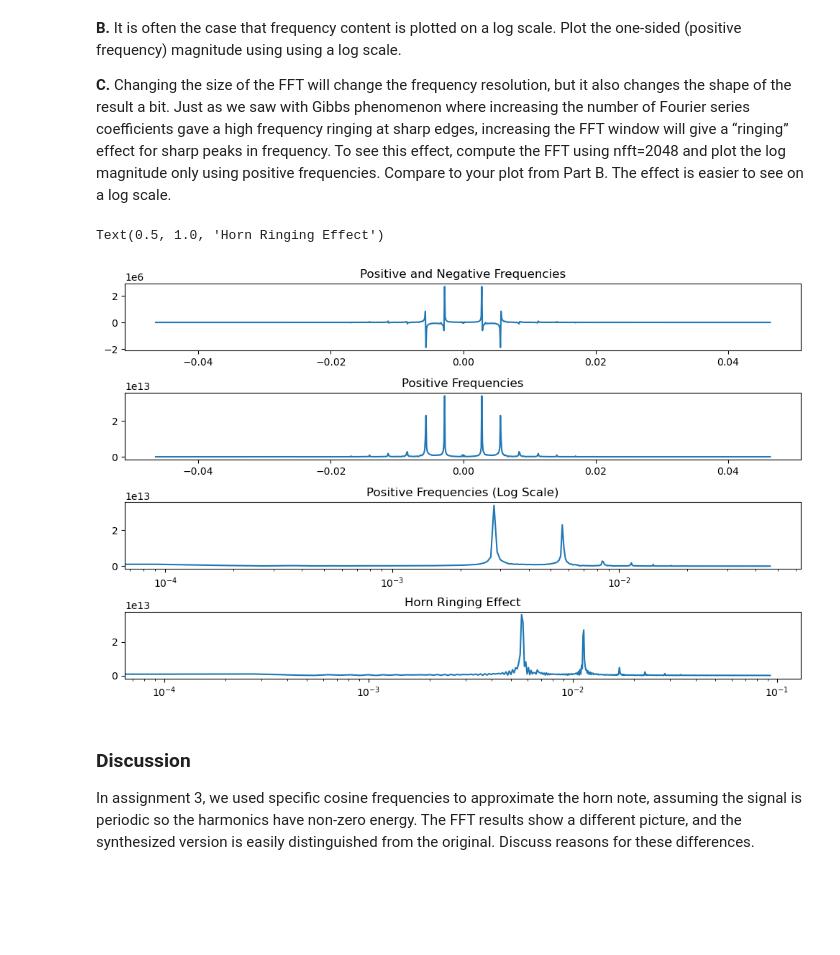
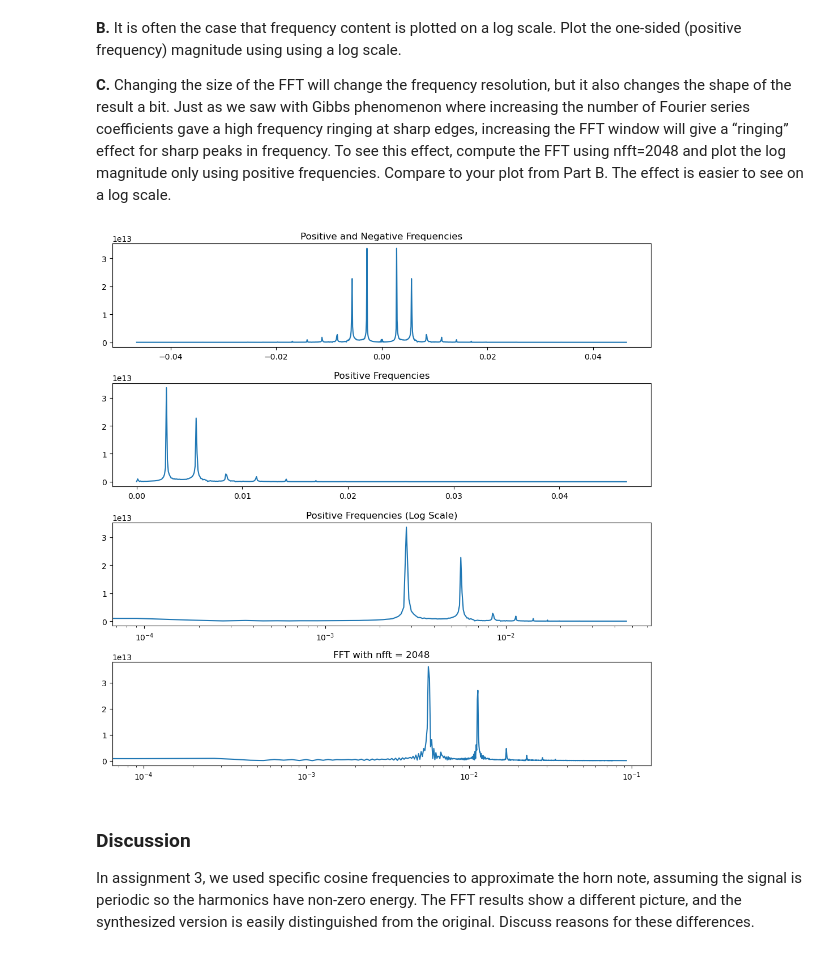
Before and after one commit to pie474/EE242Labs, a Jupyter notebook: 3b/EE242_Lab3b.ipynb, the cells around one changed output. Cells and saved outputs as stored; diff of their text form; code cells hidden in the pictures; blank space fills up the shorter version.

Commit message:
Not sure if the scaling or graphs are completely correct

```diff
--- a/3b/EE242_Lab3b.ipynb
+++ b/3b/EE242_Lab3b.ipynb
@@ -55,43 +55,42 @@ x_f = np.fft.fft(data[start_index:end_index], nfft)
 x_f2 = np.fft.fftshift(x_f)
 
 freq = np.fft.fftshift(np.fft.fftfreq(len(x_f2), sampleRate / nfft))
 magnitude = np.abs(x_f2) * (sampleRate * (end_index - start_index))
 
-plt.figure(figsize=(10, 6))
+plt.figure(figsize=(10, 10))
 
 plt.subplot(4, 1, 1)
-plt.plot(freq, x_f2)
+plt.plot(freq, magnitude)
 plt.title('Positive and Negative Frequencies')
 
 plt.subplot(4, 1, 2)
-plt.plot(freq, magnitude)
+plt.plot(freq[freq >= 0], magnitude[freq >=0])
 plt.title('Positive Frequencies')
 
 # Part B - Plot the FFT across frequency
 # Repeat the process for plotting the positive frequencies
 # Use the following to change your x-axis to logscale and plot in parallel ----- matplotlib.pyplot.xscale(value, **kwargs)
 plt.subplot(4, 1, 3)
-plt.plot(freq, magnitude)
+plt.plot(freq[freq >= 0], magnitude[freq >=0])
 plt.title('Positive Frequencies (Log Scale)')
 plt.xscale('log')
-
-plt.tight_layout()
 
 # Part C - Horn Signal Ringing effect.
 # Do the same things as Part A but with nfft = 2048
 # Plot the the signal (positive frequencies only) and observe the additional ringing -- compare with Part B
 x_f3 = np.fft.fft(data[start_index:end_index], 2048)
 x_f3 = np.fft.fftshift(x_f3)
 freq3 = np.fft.fftshift(np.fft.fftfreq(len(x_f3), sampleRate / 2048))
 x_f3_magnitude = np.abs(x_f3) * (sampleRate * (end_index - start_index))
 
 plt.subplot(4, 1, 4)
-plt.plot(freq3, x_f3_magnitude)
+plt.plot(freq3[freq3 >= 0], x_f3_magnitude[freq3 >= 0])
 plt.xscale('log')
-plt.title('Horn Ringing Effect')
+plt.title('FFT with nfft = 2048')
+
+plt.tight_layout()
 # %% [output]
-Text(0.5, 1.0, 'Horn Ringing Effect')
-[figure, old version]
+[figure, new version]
 # %% [markdown]
 ###  Discussion
 
```
